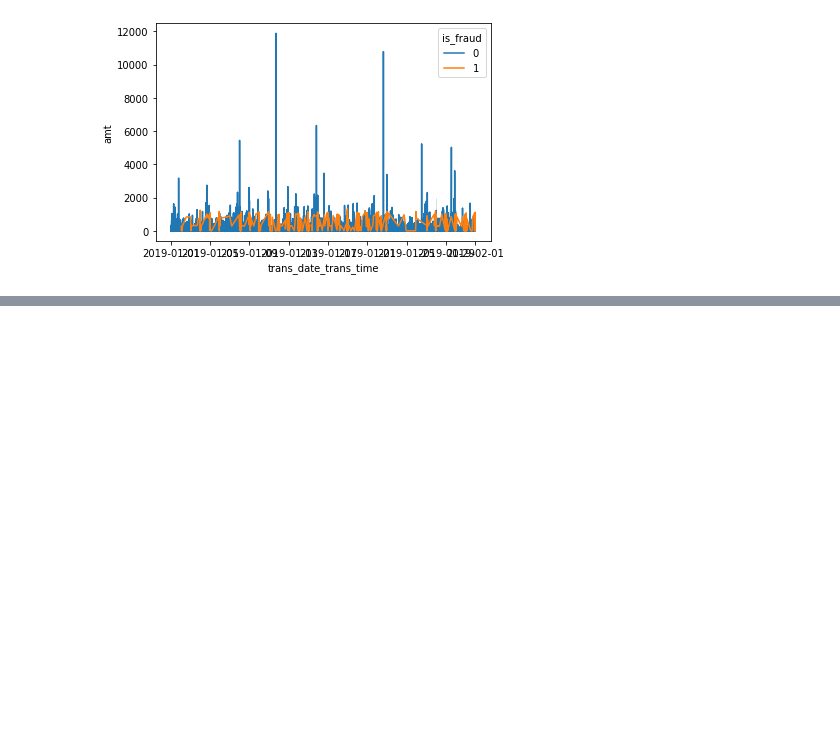
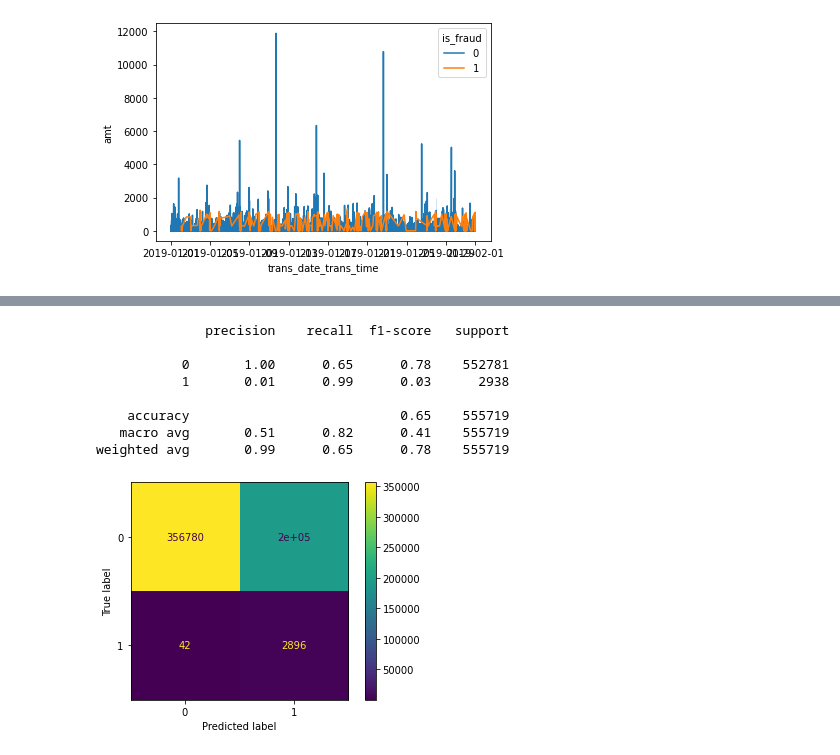
Before and after one commit to ecSanders/Practice, a Jupyter notebook: Fraud_Detection.ipynb, the cells around one changed output, grey strips where cells are left out. Saved outputs shown, nothing was run; the diff lists cells and outputs as text; code cells hidden in the pictures; blank space fills up the shorter version.

```diff
--- a/Fraud_Detection.ipynb
+++ b/Fraud_Detection.ipynb
@@ -203,18 +202,12 @@ X_train, X_test, y_train, y_test = train_test_split(X, y, random_state=41, train
+# %%
+# Shuffle and split data
+X_train, X_test, y_train, y_test = train_test_split(X, y, random_state=42, train_size=.7)
 # %%
-# define dataset
-# X, y = make_classification(n_samples=10000, weights=[0.99], flip_y=0)
-# summarize class distribution
-print(Counter(y_train))
-# define oversampling strategy
-over = RandomOverSampler(sampling_strategy=0.11)
-# fit and apply the transform
-X_train, y_train = over.fit_resample(X_train, y_train)
-# summarize class distribution
-print(Counter(y_train))
-# define undersampling strategy
-under = RandomUnderSampler(sampling_strategy=0.5)
-# fit and apply the transform
-X_train, y_train = under.fit_resample(X_train, y_train)
-# summarize class distribution
-print(Counter(y_train))
+# print("Start:", Counter(y_train))
+# over = RandomOverSampler(sampling_strategy=0.11)
+# X_train, y_train = over.fit_resample(X_train, y_train)
+# print("Oversampling: ", Counter(y_train))
+# under = RandomUnderSampler(sampling_strategy=0.5)
+# X_train, y_train = under.fit_resample(X_train, y_train)
+# print("Undersampling: ", Counter(y_train))
 # %% [output]
@@ -224,12 +224,22 @@ Counter({0: 368548, 1: 184274})
 # %%
-xgb = XGBClassifier(scale_pos_weight=100)
+xgb = XGBClassifier(scale_pos_weight=20)
 xgb.fit(X_train,y_train)
 y_hat = xgb.predict(X_test)
 print(classification_report(y_test, y_hat))
 cm = confusion_matrix(y_test, y_hat, labels=xgb.classes_)
 disp = ConfusionMatrixDisplay(confusion_matrix=cm, display_labels=xgb.classes_)
 disp.plot()
 plt.show()
+# %% [output]
+              precision    recall  f1-score   support
+
+           0       1.00      0.65      0.78    552781
+           1       0.01      0.99      0.03      2938
+
+    accuracy                           0.65    555719
+   macro avg       0.51      0.82      0.41    555719
+weighted avg       0.99      0.65      0.78    555719
+[figure, added]
 # %%
 xgb = RandomForestClassifier()
 xgb.fit(X_train,y_train)
```
Also changed, not shown: parts of 27 cells of this notebook.
